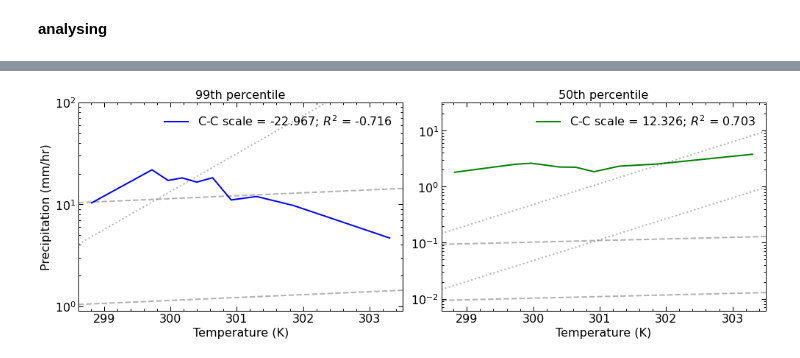
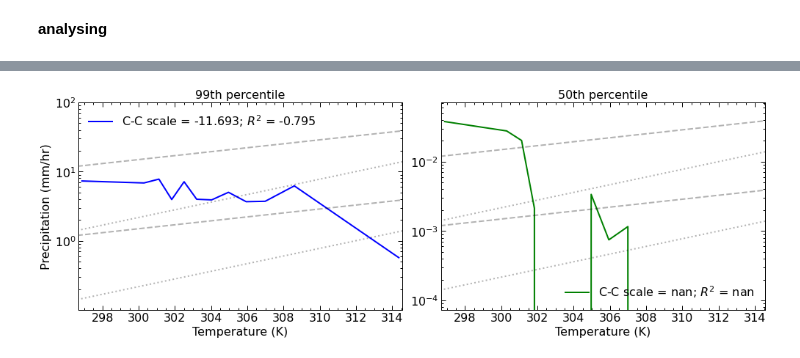
Before and after one commit to adisen99/msc_project, a Jupyter notebook: test.ipynb, the cells around one changed output, grey strips where cells are left out. Drawn from its saved outputs; the diff is of its cells as text; code cells hidden in the pictures.

```diff
--- a/test.ipynb
+++ b/test.ipynb
@@ -352,7 +352,7 @@ Frozen({'time': (8856,)})
 # %%
-binned_ds99 = binning.get_binned(mum, percentile_val=0.99, var = "t2m", bin_nr=10)
+binned_ds99 = binning.get_binned(mum, percentile_val=0.99, var = "t2m", bin_nr=12)
 # %%
-binned_ds50 = binning.get_binned(mum, percentile_val=0.50, var = "t2m", bin_nr=10)
+binned_ds50 = binning.get_binned(mum, percentile_val=0.50, var = "t2m", bin_nr=12)
 # %%
 binned_ds99
 # %% [output]
@@ -390,37 +390,37 @@ dask.array<chunksize=(1,), meta=np.ndarray>
 Attributes: (0)
 # %%
 temparr99, preciparr1_99, preciparr2_99 = ccplot.get_ideal_data(mum.t2m, 1, 10, time_scale=1)
-temparr50, preciparr1_50, preciparr2_50 = ccplot.get_ideal_data(mum.t2m, 0.009, 0.09, time_scale=1)
+temparr50, preciparr1_50, preciparr2_50 = ccplot.get_ideal_data(mum.t2m, 0.001, 0.01, time_scale=1)
 # %%
-temparr99, preciparr3_99, preciparr4_99 = ccplot.get_ideal_data(mum.t2m, 0.001, 2.5, time_scale=20)
-temparr50, preciparr3_50, preciparr4_50 = ccplot.get_ideal_data(mum.t2m, 0.009, 0.09, time_scale=20)
+temparr99, preciparr3_99, preciparr4_99 = ccplot.get_ideal_data(mum.t2m, 0.1, 1, time_scale=2)
+temparr50, preciparr3_50, preciparr4_50 = ccplot.get_ideal_data(mum.t2m, 0.0001, 0.001, time_scale=2)
 # %%
 binned_ds99 = binned_ds99.rename_vars({'precipCal':'precipitationCal'})
 binned_ds50 = binned_ds50.rename_vars({'precipCal':'precipitationCal'})
 # %%
 fig = plt.figure(figsize=(14,5))
 
 plt.subplot(121)
-ccplot.plot(mum.chunk(dict(time=-1)), binned_ds99, "t2m_bins", temparr99, preciparr1_99, preciparr2_99, preciparr3_99, preciparr4_99, fit=False, color = 'blue')
+ccplot.plot(binned_ds99, "t2m_bins", temparr99, preciparr1_99, preciparr2_99, preciparr3_99, preciparr4_99, fit=False, color = 'blue')
 plt.ylabel('Precipitation (mm/hr)')
 plt.xlabel('Temperature (K)')
 plt.title('99th percentile')
-plt.ylim(0.9, 100)
+plt.ylim(0.1, 100)
 plt.yticks([1, 10, 100])
 
 # fig.gca().yaxis.set_ticks_position('both')
 
 plt.subplot(122)
-ccplot.plot(mum.chunk(dict(time=-1)), binned_ds50, "t2m_bins", temparr50, preciparr1_50, preciparr2_50, preciparr3_50, preciparr4_50, fit=False, color = 'green')
+ccplot.plot(binned_ds50, "t2m_bins", temparr50, preciparr1_50, preciparr2_50, preciparr3_50, preciparr4_50, fit=False, color = 'green')
 
 # plt.ylabel('Precipitation (mm/hr)')
 plt.xlabel('Temperature (K)')
 plt.title('50th percentile')
-# plt.ylim(0.001, 1)
-# plt.yticks([0.001, 0.01, 0.1, 1])
+# plt.ylim(0.1, 1, 10)
+# plt.yticks([0.1, 1, 10])
 
 # fig.gca().yaxis.set_ticks_position('both')
 fig.tight_layout()
 plt.savefig('./images/mumbai_ccplot.pdf', dpi = 300)
 # %% [output]
-[figure, old version]
+[figure, new version]
```
Also changed, not shown: parts of 12 cells of this notebook, 4 other files.
